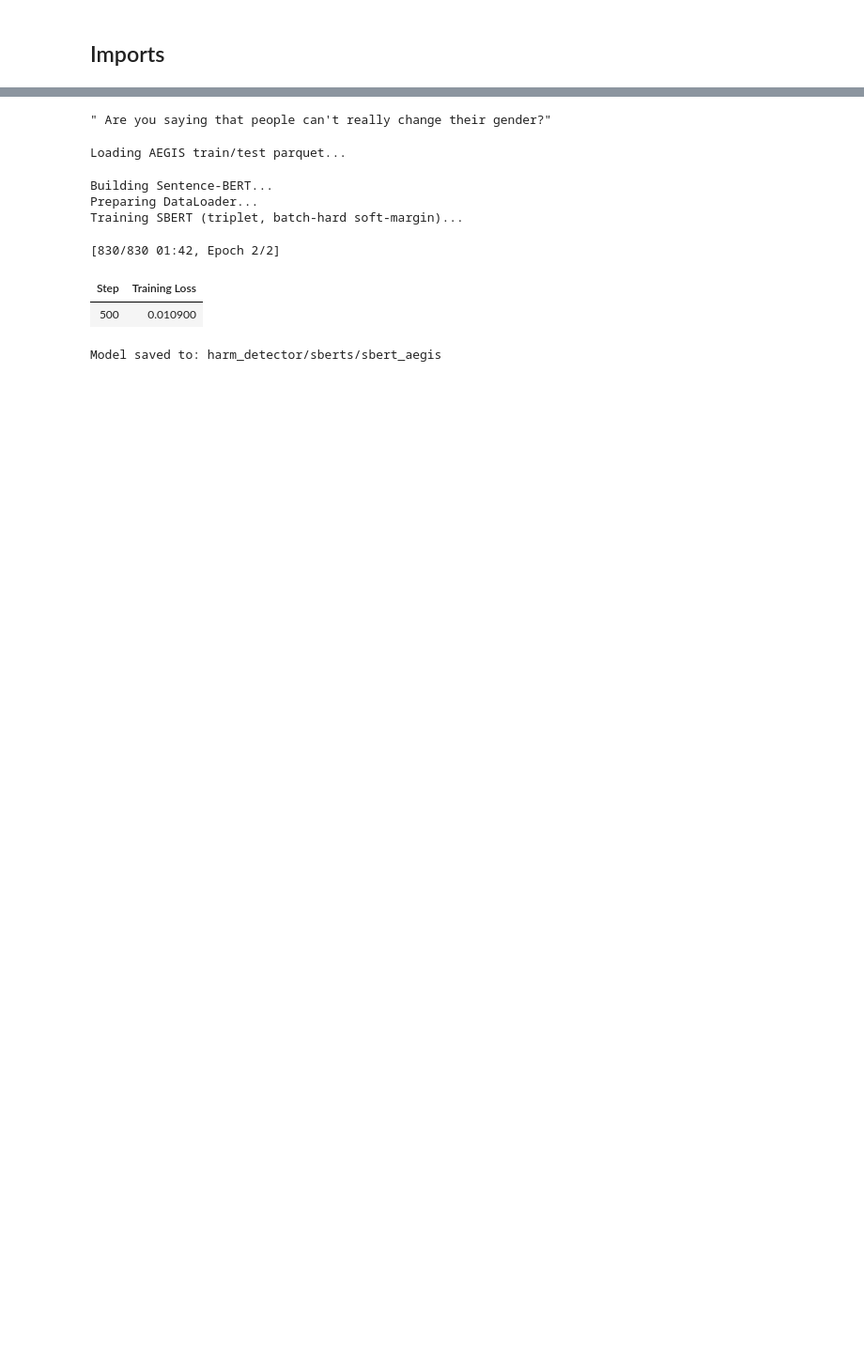
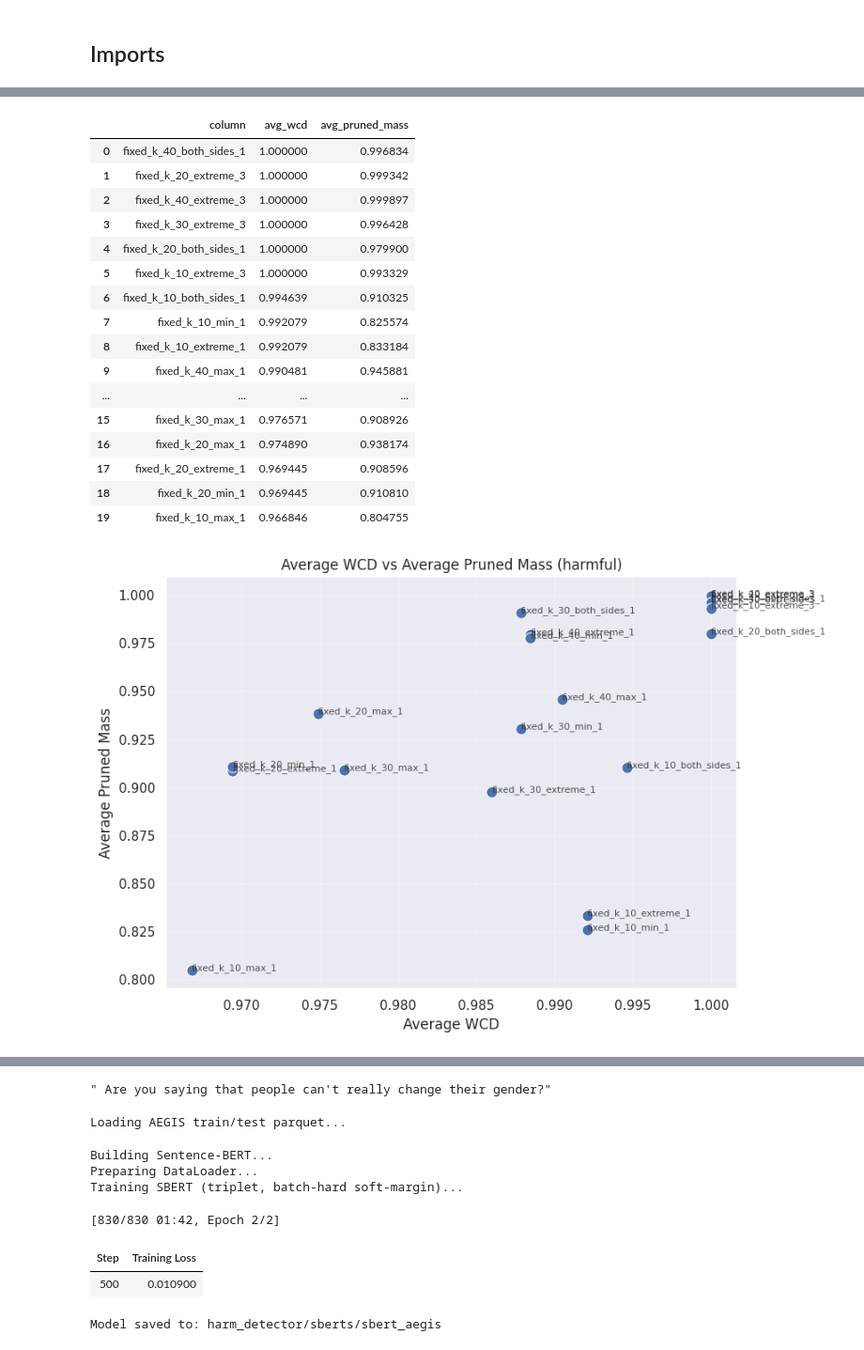
Before and after one commit to OmerBelsky/GRD, a Jupyter notebook: WIP.ipynb, the cells around one changed output, grey strips where cells are left out. Shown at 94% size. Saved outputs shown, nothing was run; the diff lists cells and outputs as text; code cells hidden in the pictures; blank space fills up the shorter version.

```diff
--- a/WIP.ipynb
+++ b/WIP.ipynb
@@ -24,0 +110,79 @@ from sklearn.model_selection import train_test_split
+# %%
+import pandas as pd
+harmful_wcds_df = pd.DataFrame(harmful_wcds)
+non_harmful_wcds_df = pd.DataFrame(non_harmful_wcds)
+harmful_pruned_masses_df = pd.DataFrame(harmful_pruned_masses)
+non_harmful_pruned_masses_df = pd.DataFrame(non_harmful_pruned_masses)
+
+cols = [col for col in harmful_wcds_df.columns if col != "none"]
+# harmful_wcds_df = harmful_wcds_df / harmful_wcds_df["none"].values[:, None]
+# non_harmful_wcds_df = non_harmful_wcds_df / non_harmful_wcds_df["none"].values[:, None]
+# harmful_pruned_masses_df = harmful_pruned_masses_df / harmful_pruned_masses_df["none"].values[:, None]
+# non_harmful_pruned_masses_df = non_harmful_pruned_masses_df / non_harmful_pruned_masses_df["none"].values[:, None]
+# %%
+def summarize_and_plot_wcd_vs_mass(
+    wcd_df: pd.DataFrame,
+    pruned_mass_df: pd.DataFrame,
+    group_name: str = "group",
+    include_none: bool = False
+) -> pd.DataFrame:
+    # Keep only shared columns
+    shared_cols = [c for c in wcd_df.columns if c in pruned_mass_df.columns]
+    if not include_none:
+        shared_cols = [c for c in shared_cols if c != "none"]
+
+    summary_df = pd.DataFrame({
+        "column": shared_cols,
+        "avg_wcd": [wcd_df[c].mean() for c in shared_cols],
+        "avg_pruned_mass": [pruned_mass_df[c].mean() for c in shared_cols],
+    }).sort_values("avg_wcd", ascending=False).reset_index(drop=True)
+
+    display(summary_df)
+
+    plt.figure(figsize=(9, 6))
+    sns.scatterplot(data=summary_df, x="avg_wcd", y="avg_pruned_mass", s=90)
+    for _, r in summary_df.iterrows():
+        plt.text(r["avg_wcd"], r["avg_pruned_mass"], r["column"], fontsize=8, alpha=0.8)
+
+    plt.title(f"Average WCD vs Average Pruned Mass ({group_name})")
+    plt.xlabel("Average WCD")
+    plt.ylabel("Average Pruned Mass")
+    plt.grid(True, alpha=0.3)
+    plt.tight_layout()
+    plt.show()
+
+    return summary_df
+
+
+# Harmful
+harmful_summary = summarize_and_plot_wcd_vs_mass(
+    harmful_wcds_df,
+    harmful_pruned_masses_df,
+    group_name="harmful"
+)
+
+# Non-harmful
+non_harmful_summary = summarize_and_plot_wcd_vs_mass(
+    non_harmful_wcds_df,
+    non_harmful_pruned_masses_df,
+    group_name="non-harmful"
+)
+# %% [output]
+|  | column | avg_wcd | avg_pruned_mass |
+| 0 | fixed_k_40_both_sides_1 | 1.000000 | 0.996834 |
+| 1 | fixed_k_20_extreme_3 | 1.000000 | 0.999342 |
+| 2 | fixed_k_40_extreme_3 | 1.000000 | 0.999897 |
+| 3 | fixed_k_30_extreme_3 | 1.000000 | 0.996428 |
+| 4 | fixed_k_20_both_sides_1 | 1.000000 | 0.979900 |
+| 5 | fixed_k_10_extreme_3 | 1.000000 | 0.993329 |
+| 6 | fixed_k_10_both_sides_1 | 0.994639 | 0.910325 |
+| 7 | fixed_k_10_min_1 | 0.992079 | 0.825574 |
+| 8 | fixed_k_10_extreme_1 | 0.992079 | 0.833184 |
+| 9 | fixed_k_40_max_1 | 0.990481 | 0.945881 |
+| ... | ... | ... | ... |
+| 15 | fixed_k_30_max_1 | 0.976571 | 0.908926 |
+| 16 | fixed_k_20_max_1 | 0.974890 | 0.938174 |
+| 17 | fixed_k_20_extreme_1 | 0.969445 | 0.908596 |
+| 18 | fixed_k_20_min_1 | 0.969445 | 0.910810 |
+| 19 | fixed_k_10_max_1 | 0.966846 | 0.804755 |
+[figure, added]
```
Also changed, not shown: parts of 8 cells of this notebook, 19 other files.
